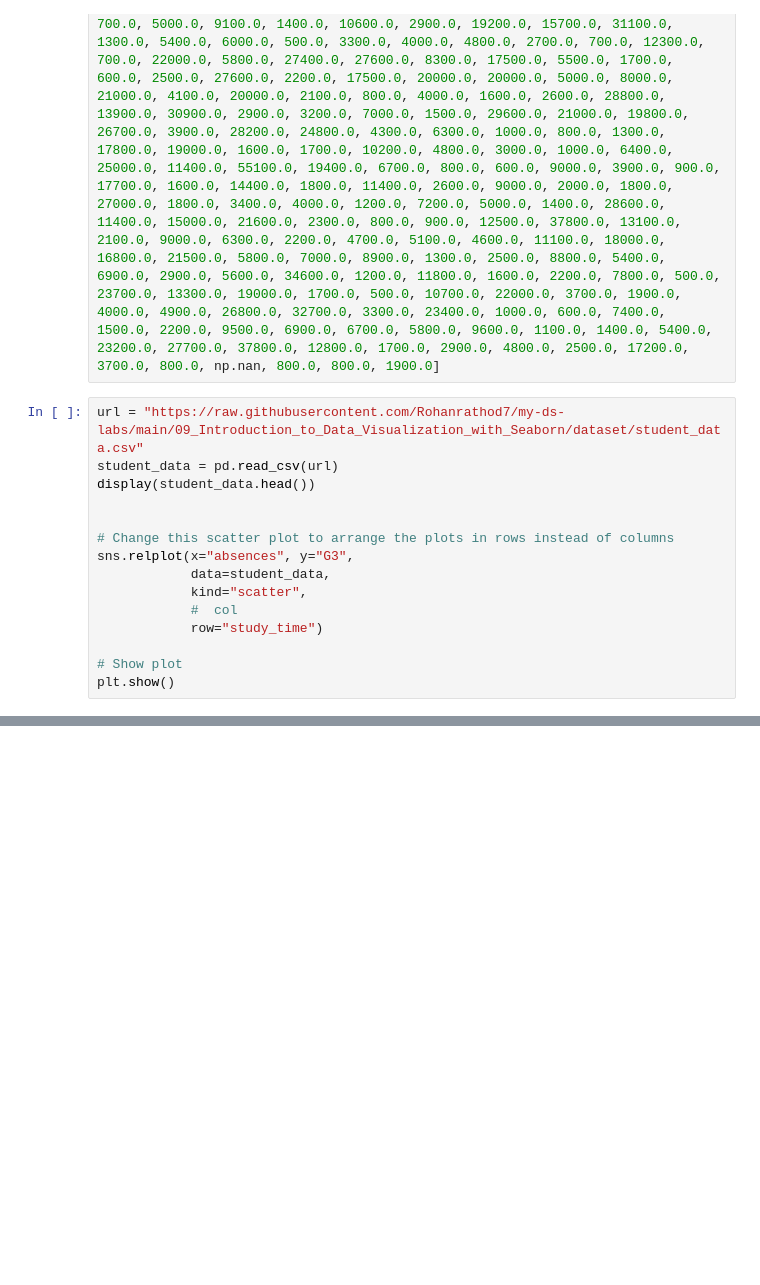
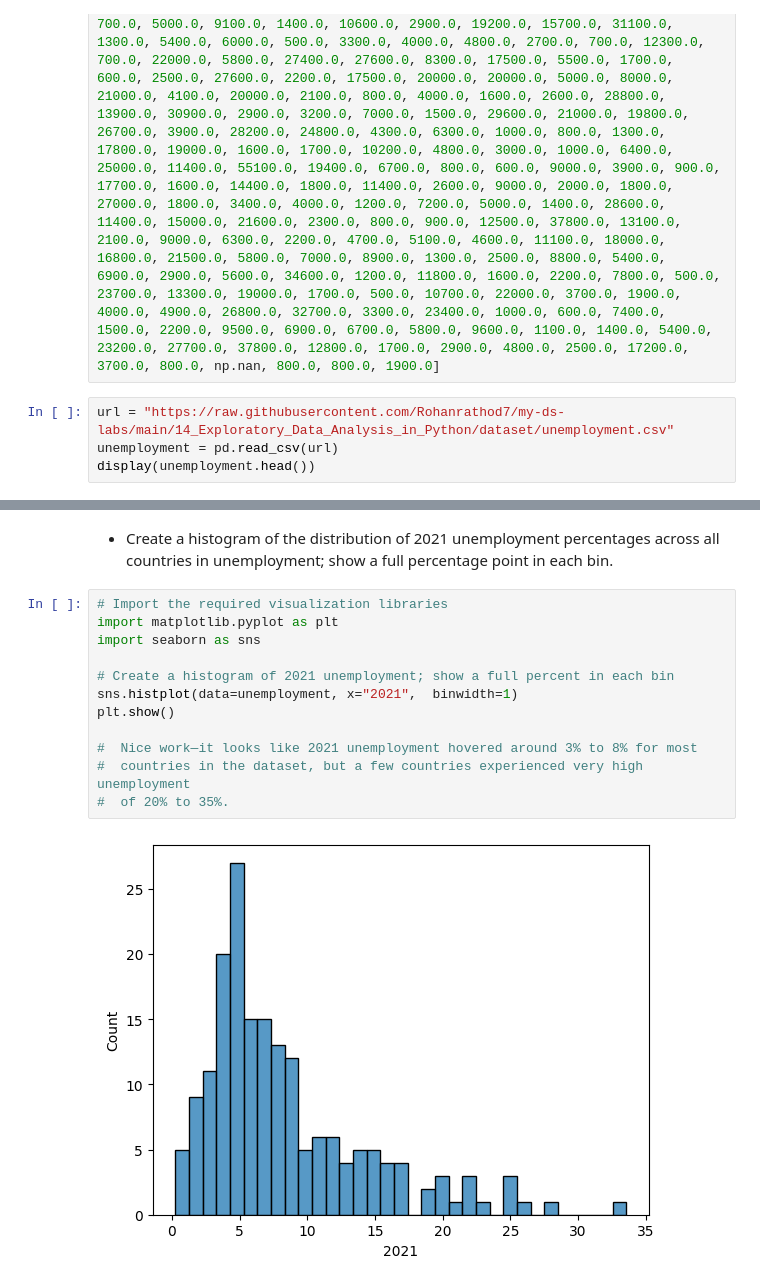
Before and after one commit to Rohanrathod7/my-ds-labs, a Jupyter notebook: 14_Exploratory_Data_Analysis_in_Python/01_Getting_to_Know_a_Dataset.ipynb, the cells around one changed output, grey strips where cells are left out. Drawn from its saved outputs; the diff is of its cells as text; blank space fills up the shorter version.

```diff
--- a/14_Exploratory_Data_Analysis_in_Python/01_Getting_to_Know_a_Dataset.ipynb
+++ b/14_Exploratory_Data_Analysis_in_Python/01_Getting_to_Know_a_Dataset.ipynb
@@ -12,15 +12,4 @@ gdp = [700.0, 4500.0, 6000.0, 8000.0, 19000.0, 1900.0, 8600.0, 11000.0, 11200.0,
 # %%
-url = "https://raw.githubusercontent.com/Rohanrathod7/my-ds-labs/main/09_Introduction_to_Data_Visualization_with_Seaborn/dataset/student_data.csv"
-student_data = pd.read_csv(url)
-display(student_data.head())
-
-
-# Change this scatter plot to arrange the plots in rows instead of columns
-sns.relplot(x="absences", y="G3",
-            data=student_data,
-            kind="scatter",
-            #  col
-            row="study_time")
-
-# Show plot
-plt.show()
+url = "https://raw.githubusercontent.com/Rohanrathod7/my-ds-labs/main/14_Exploratory_Data_Analysis_in_Python/dataset/unemployment.csv"
+unemployment = pd.read_csv(url)
+display(unemployment.head())
@@ -26,0 +83,16 @@ plt.show()
+# %% [markdown]
+- Create a histogram of the distribution of 2021 unemployment percentages across all countries in unemployment; show a full percentage point in each bin.
+# %%
+# Import the required visualization libraries
+import matplotlib.pyplot as plt
+import seaborn as sns
+
+# Create a histogram of 2021 unemployment; show a full percent in each bin
+sns.histplot(data=unemployment, x="2021",  binwidth=1)
+plt.show()
+
+#  Nice work—it looks like 2021 unemployment hovered around 3% to 8% for most
+#  countries in the dataset, but a few countries experienced very high unemployment
+#  of 20% to 35%.
+# %% [output]
+[figure, added]
```
Also changed, not shown: parts of 26 cells of this notebook.
